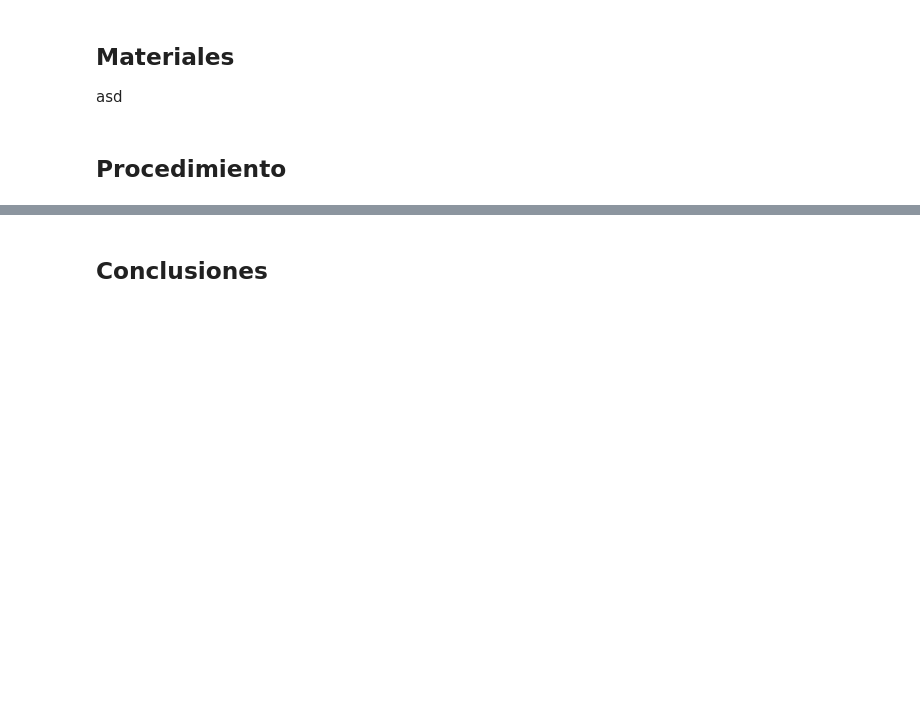
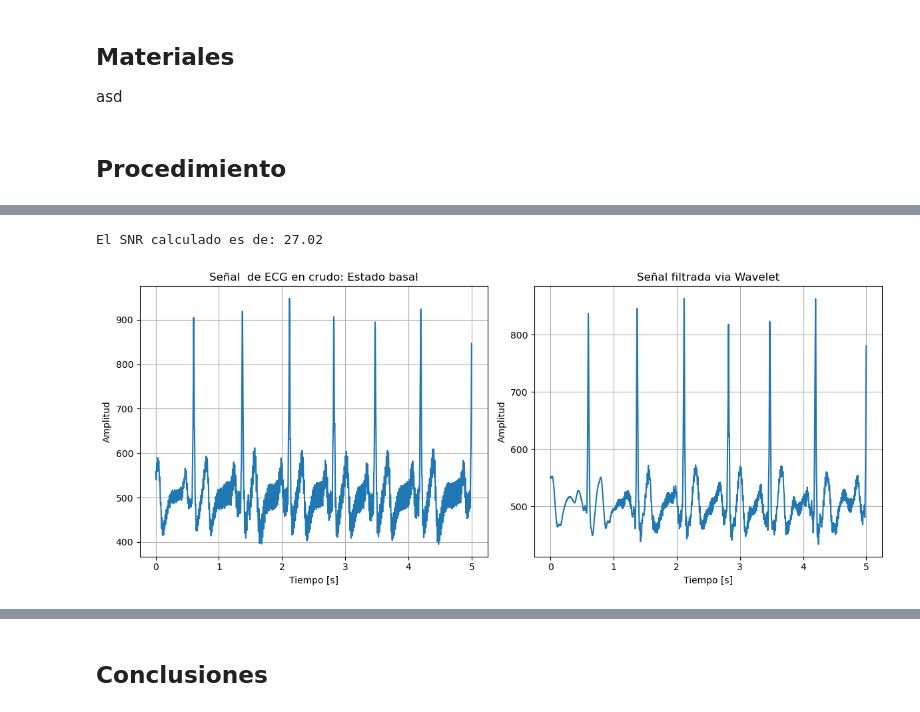
Before and after one commit to Razzzon/PROYECTO_ISB, a Jupyter notebook: ISB/LAB8 - Wavelet/README.ipynb, the cells around one changed output, grey strips where cells are left out. Cells and saved outputs as stored; diff of their text form; code cells hidden in the pictures; blank space fills up the shorter version.

```diff
--- a/ISB/LAB8 - Wavelet/README.ipynb
+++ b/ISB/LAB8 - Wavelet/README.ipynb
@@ -230,0 +364,13 @@ asd
+# %%
+sample, raw_signal = extraer_datos("basal3.txt")
+filtered_signal, coefficients = wavelet_filter(raw_signal)
+snr = calcular_SNR(raw_signal, filtered_signal)
+
+#print("El MSE calculado es de:", round(mse, 2))
+#print("El RMSE calculado es de:", round(rmse, 2))
+print("El SNR calculado es de:", round(snr, 2))
+
+grafica(sample[0:5000], raw_signal[0:5000], filtered_signal[0:5000])
+# %% [output]
+El SNR calculado es de: 27.02
+[figure, added]
```
Also changed, not shown: parts of 8 cells of this notebook.
